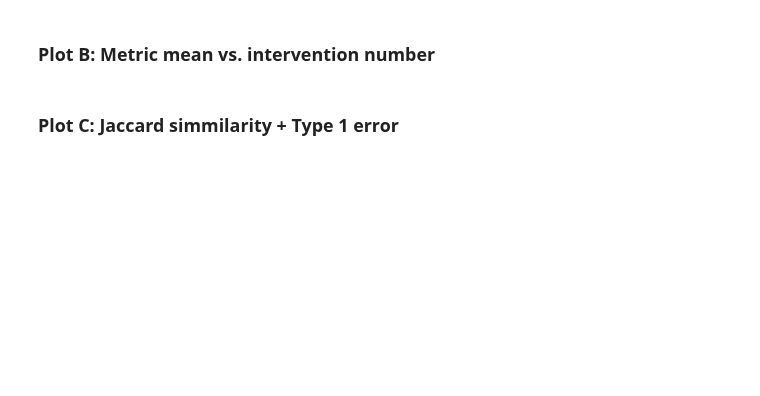
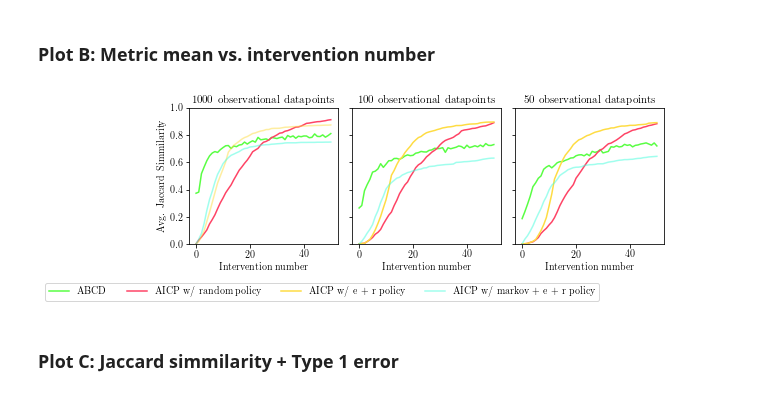
Before and after one commit to juangamella/aicp, a Jupyter notebook: plots_abcd.ipynb, the cells around one changed output. Cells and saved outputs as stored; diff of their text form; code cells hidden in the pictures; blank space fills up the shorter version.

```diff
--- a/plots_abcd.ipynb
+++ b/plots_abcd.ipynb
@@ -284,37 +292,39 @@ ax.plot(Trajectories_aicp_1000["random"].mean(axis=0), c=colors[0], label="AICP
 ax.plot(Trajectories_aicp_1000["e + r"].mean(axis=0), c=colorsa[1], label="AICP w/ e + r policy", linewidth=1.5)
 ax.plot(Trajectories_aicp_1000["markov + e + r"].mean(axis=0), c=colorsa[3], label="AICP w/ markov + e + r policy", linewidth=1.5)
 plt.xlabel("Intervention number")
-plt.ylabel("Average Jaccard Simmilarity")
+plt.ylabel("Avg. Jaccard Simmilarity")
 ax.text(0.5,1.04,"1000 observational datapoints", transform=ax.transAxes, fontsize=11, ha="center")
 plt.ylim(ylim)
 
 # Plot for 100 initial samples
 plt.subplot(gs[1])
 ax = plt.gca()
 ax.plot(Trajectories_abcd_100.mean(axis=0), c=colors[2], label="ABCD", linewidth=1.5)
 ax.plot(Trajectories_aicp_100["random"].mean(axis=0), c=colors[0], label="AICP w/ random policy", linewidth=1.5)
 ax.plot(Trajectories_aicp_100["e + r"].mean(axis=0), c=colors[1], label="AICP w/ e + r policy", linewidth=1.5)
 ax.plot(Trajectories_aicp_100["markov + e + r"].mean(axis=0), c=colorsa[3], label="AICP w/ markov + e + r policy", linewidth=1.5)
 plt.xlabel("Intervention number")
 ax.set_yticklabels([])
 ax.text(0.5,1.04,"100 observational datapoints", transform=ax.transAxes, fontsize=11, ha="center")
 plt.ylim(ylim)
 
 # Plot for 50 initial samples
 plt.subplot(gs[2])
 ax = plt.gca()
 ax.plot(Trajectories_abcd_50.mean(axis=0), c=colors[2], label="ABCD", linewidth=1.5)
 ax.plot(Trajectories_aicp_50["random"].mean(axis=0), c=colors[0], label="AICP w/ random policy", linewidth=1.5)
 ax.plot(Trajectories_aicp_50["e + r"].mean(axis=0), c=colors[1], label="AICP w/ e + r policy", linewidth=1.5)
 ax.plot(Trajectories_aicp_50["markov + e + r"].mean(axis=0), c=colorsa[3], label="AICP w/ markov + e + r policy", linewidth=1.5)
 plt.xlabel("Intervention number")
 ax.set_yticklabels([])
 ax.text(0.5,1.04,"50 observational datapoints", transform=ax.transAxes, fontsize=11, ha="center")
 plt.ylim(ylim)
 
 ax.legend(prop=fontP, ncol=5, bbox_to_anchor=(0.6, -.25))
 
 plt.savefig("figures/abcd_vs_aicp_jaccard.pdf", bbox_inches='tight')
+# %% [output]
+[figure, added]
 # %% [markdown]
 ### Plot C: Jaccard simmilarity + Type 1 error
 # %%
```
Also changed, not shown: parts of 8 cells of this notebook, 2 other files.
